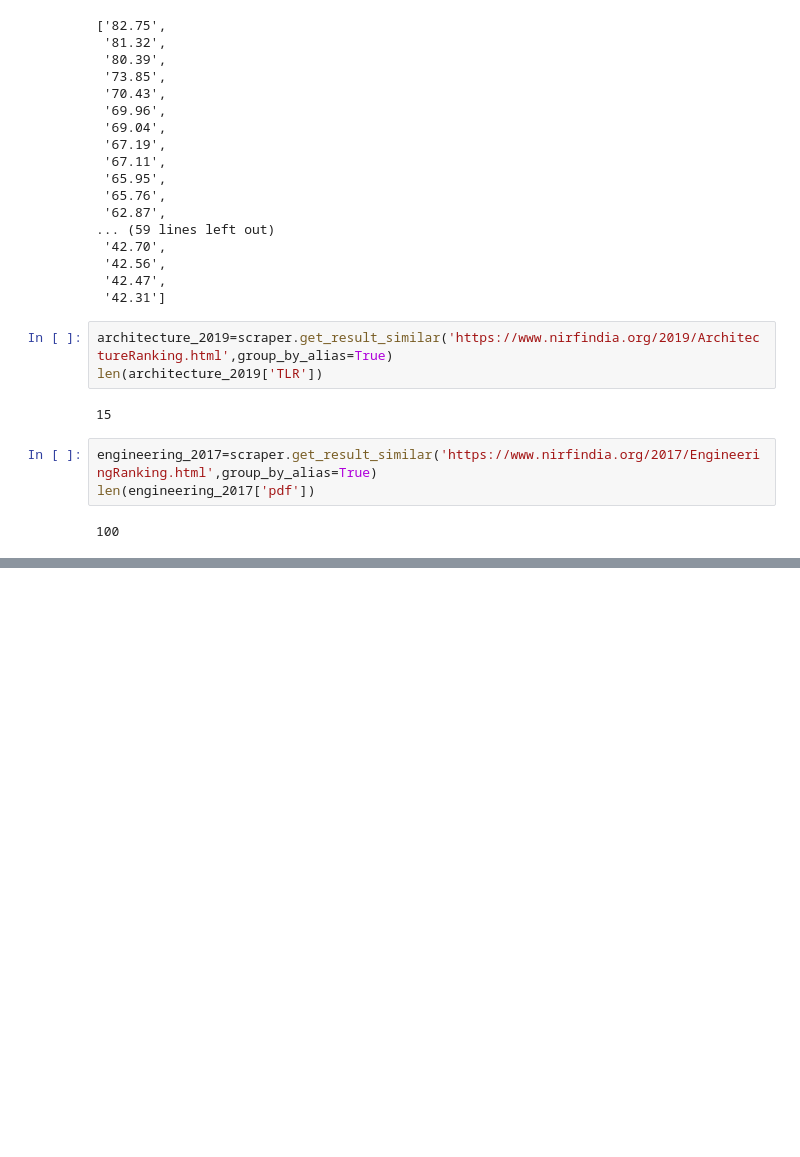
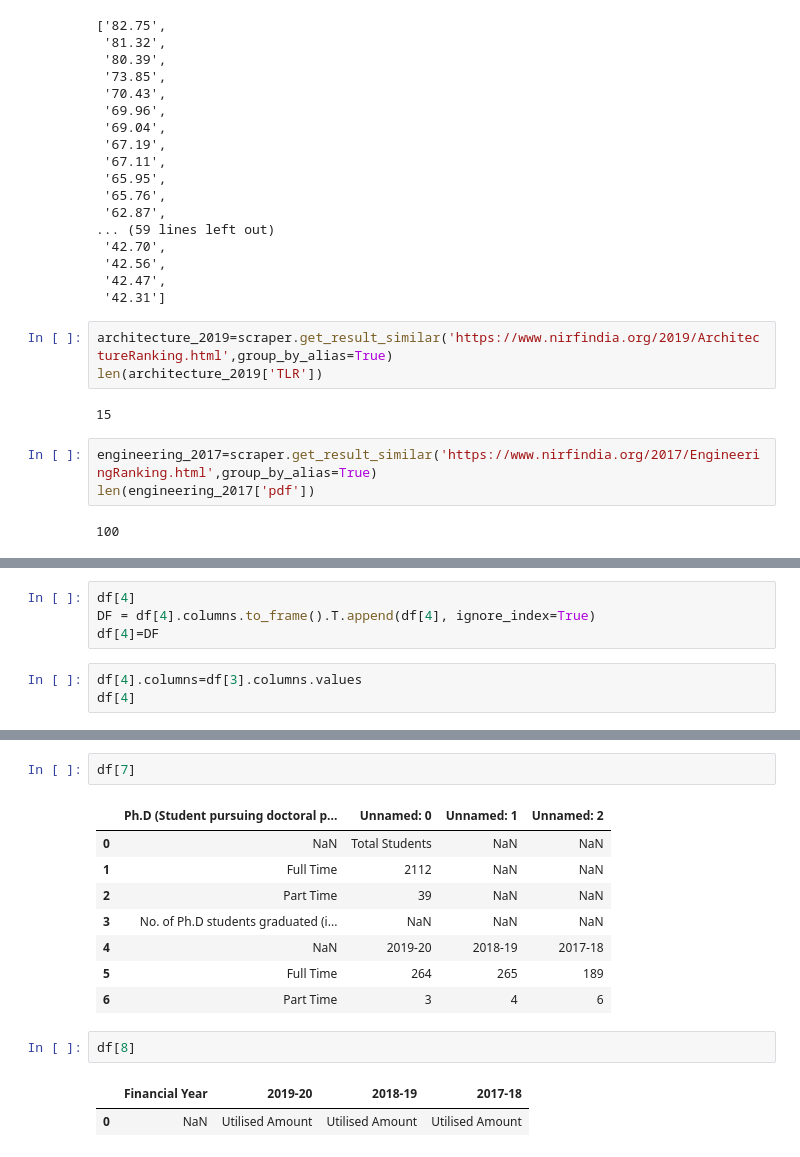
Before and after one commit to krishnaagarwal2001/Analysis-of-NIRF-Ranking, a Jupyter notebook: Data.ipynb, the cells around one changed output, grey strips where cells are left out. Cells and saved outputs as stored; diff of their text form; blank space fills up the shorter version.

```diff
--- a/Data.ipynb
+++ b/Data.ipynb
@@ -149,0 +200,7 @@ len(engineering_2017['pdf'])
+# %%
+df[4]
+DF = df[4].columns.to_frame().T.append(df[4], ignore_index=True)
+df[4]=DF
+# %%
+df[4].columns=df[3].columns.values
+df[4]
@@ -149,0 +235,16 @@ len(engineering_2017['pdf'])
+# %%
+df[7]
+# %% [output]
+|  | Ph.D (Student pursuing doctoral p... | Unnamed: 0 | Unnamed: 1 | Unnamed: 2 |
+| 0 | NaN | Total Students | NaN | NaN |
+| 1 | Full Time | 2112 | NaN | NaN |
+| 2 | Part Time | 39 | NaN | NaN |
+| 3 | No. of Ph.D students graduated (i... | NaN | NaN | NaN |
+| 4 | NaN | 2019-20 | 2018-19 | 2017-18 |
+| 5 | Full Time | 264 | 265 | 189 |
+| 6 | Part Time | 3 | 4 | 6 |
+# %%
+df[8]
+# %% [output]
+|  | Financial Year | 2019-20 | 2018-19 | 2017-18 |
+| 0 | NaN | Utilised Amount | Utilised Amount | Utilised Amount |
```
Also changed, not shown: parts of 45 cells of this notebook, 4 other files.
